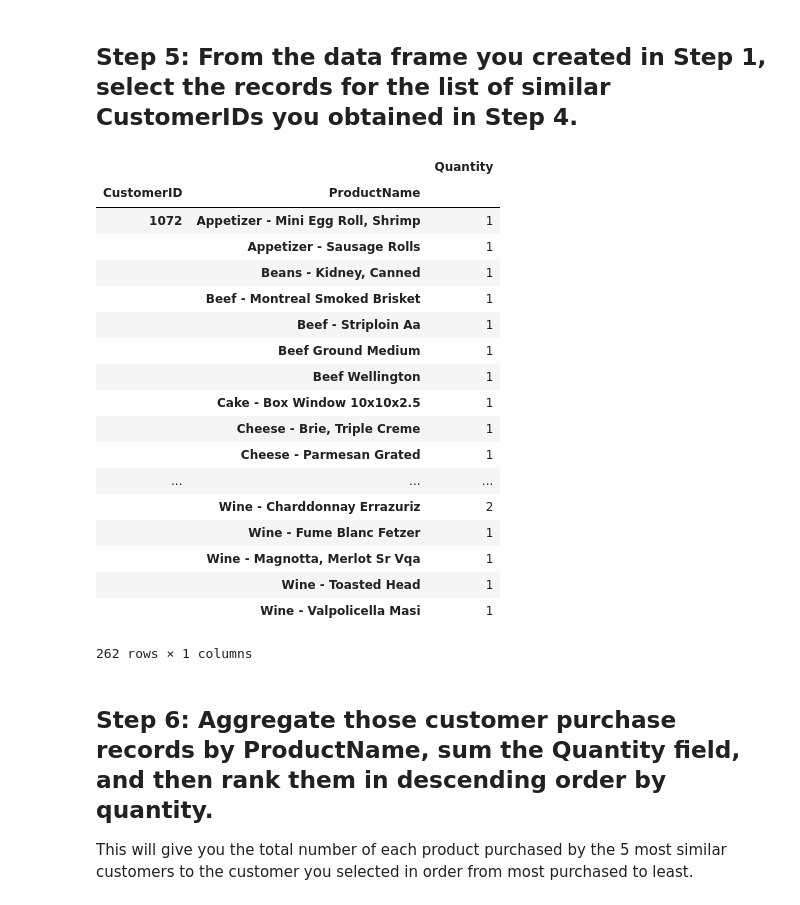
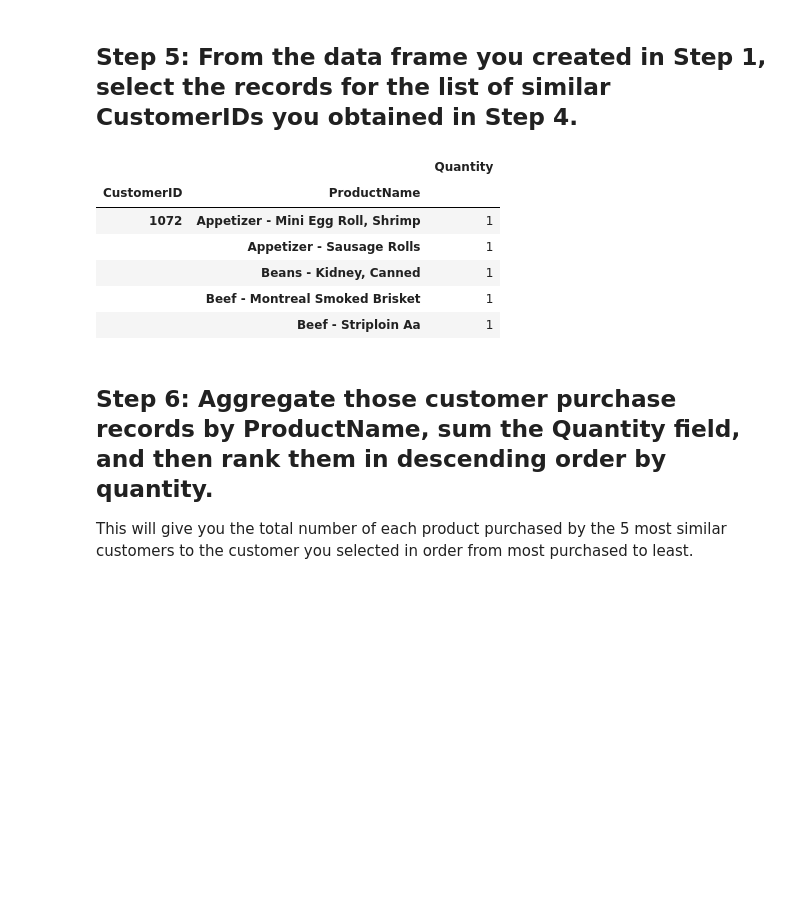
Before and after one commit to LiviaCanet/datamad0119, a Jupyter notebook: module-2/lab-intro-recommender-systems/your-code/main.ipynb, the cells around one changed output. Drawn from its saved outputs; the diff is of its cells as text; code cells hidden in the pictures; blank space fills up the shorter version.

```diff
--- a/module-2/lab-intro-recommender-systems/your-code/main.ipynb
+++ b/module-2/lab-intro-recommender-systems/your-code/main.ipynb
@@ -116,28 +108,16 @@ Name: 200, dtype: float64
 # %%
 #data.loc[similarities.index]
 step55 = quant_by_cust.loc[similarities.index]
 step5 = pd.DataFrame(step55)
-step5
+step5.head()
 # %% [output]
 |  |  | Quantity |
 | CustomerID | ProductName |  |
 | 1072 | Appetizer - Mini Egg Roll, Shrimp | 1 |
 |  | Appetizer - Sausage Rolls | 1 |
 |  | Beans - Kidney, Canned | 1 |
 |  | Beef - Montreal Smoked Brisket | 1 |
 |  | Beef - Striploin Aa | 1 |
-|  | Beef Ground Medium | 1 |
-|  | Beef Wellington | 1 |
-|  | Cake - Box Window 10x10x2.5 | 1 |
-|  | Cheese - Brie, Triple Creme | 1 |
-|  | Cheese - Parmesan Grated | 1 |
-| ... | ... | ... |
-|  | Wine - Charddonnay Errazuriz | 2 |
-|  | Wine - Fume Blanc Fetzer | 1 |
-|  | Wine - Magnotta, Merlot Sr Vqa | 1 |
-|  | Wine - Toasted Head | 1 |
-|  | Wine - Valpolicella Masi | 1 |
-262 rows × 1 columns
 # %% [markdown]
 ## Step 6: Aggregate those customer purchase records by ProductName, sum the Quantity field, and then rank them in descending order by quantity.
 
```
Also changed, not shown: parts of 10 cells of this notebook.
